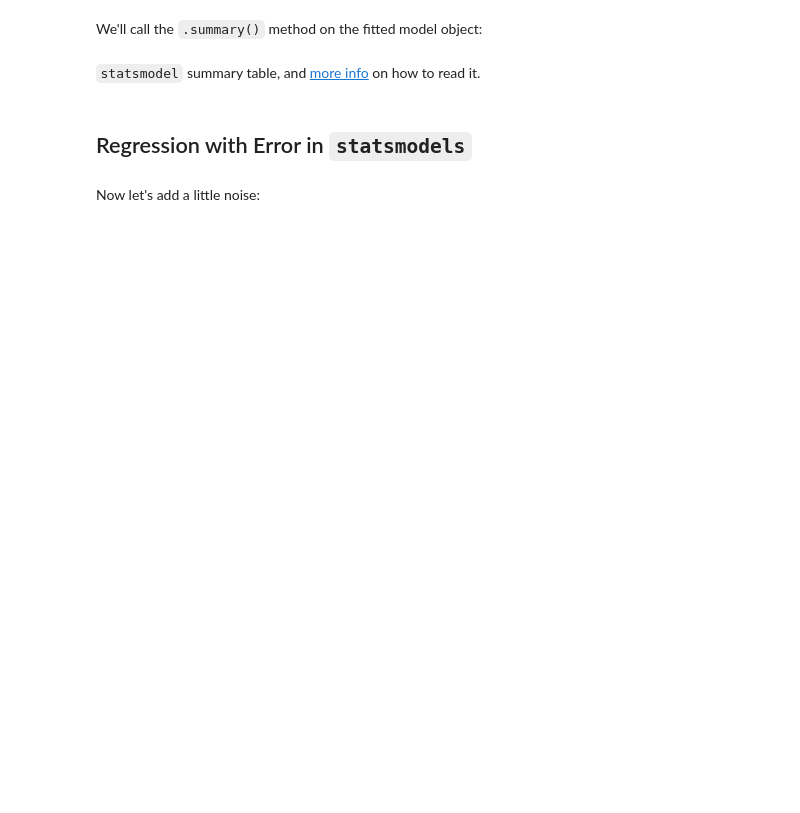
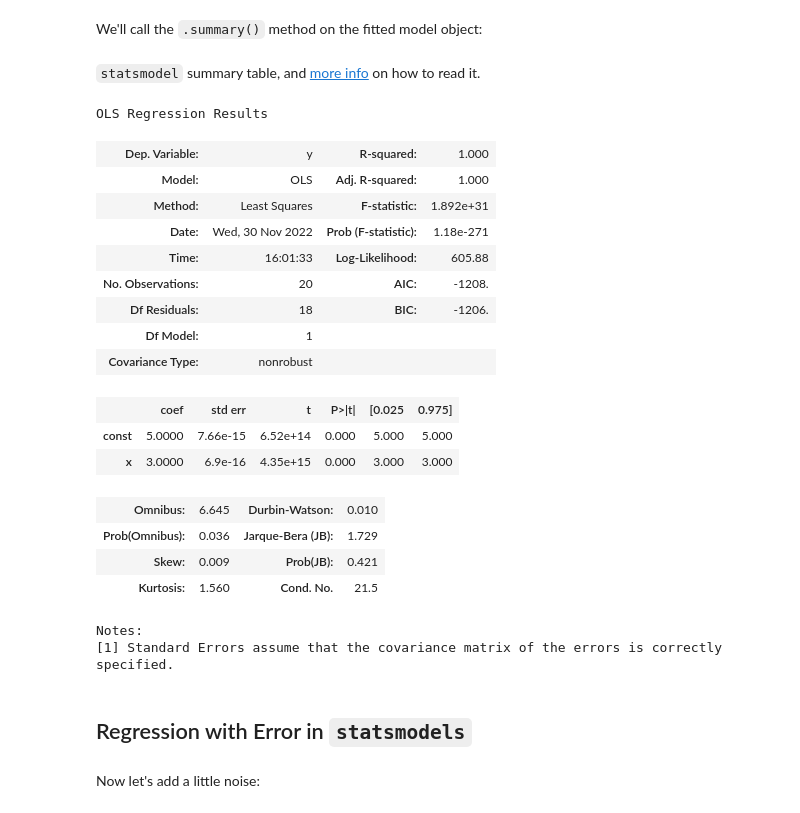
Before and after one commit to ilanhaskel/ntl01-dtsc-live-103122, a Jupyter notebook: 2Phase/29-Simple_Linear_Regression_Lecture.ipynb, the cells around one changed output. Cells and saved outputs as stored; diff of their text form; code cells hidden in the pictures; blank space fills up the shorter version.

```diff
--- a/2Phase/29-Simple_Linear_Regression_Lecture.ipynb
+++ b/2Phase/29-Simple_Linear_Regression_Lecture.ipynb
@@ -226,2 +263,9 @@ Instead of setting up the regression $y$ ~ $x$, we're setting up $y$ ~ $x_1$ + $
+# %%
+# endog, exog and instantiation
+endog = test_df['y']
+exog = sm.add_constant(test_df['x'])
+
+lin_reg = sm.OLS(endog, exog)
 # %%
 # fit
+lin_reg.fit()
@@ -231,6 +277,27 @@ We'll call the `.summary()` method on the fitted model object:
 `statsmodel` summary table, and [more info](https://www.geeksforgeeks.org/interpreting-the-results-of-linear-regression-using-ols-summary/) on how to read it.
 # %%
 # Summary!
+lin_reg.fit().summary()
+# %% [output]
+OLS Regression Results
+| Dep. Variable: | y | R-squared: | 1.000 |
+| Model: | OLS | Adj. R-squared: | 1.000 |
+| Method: | Least Squares | F-statistic: | 1.892e+31 |
+| Date: | Wed, 30 Nov 2022 | Prob (F-statistic): | 1.18e-271 |
+| Time: | 16:01:33 | Log-Likelihood: | 605.88 |
+| No. Observations: | 20 | AIC: | -1208. |
+| Df Residuals: | 18 | BIC: | -1206. |
+| Df Model: | 1 |  |  |
+| Covariance Type: | nonrobust |  |  |
+|  | coef | std err | t | P>|t| | [0.025 | 0.975] |
+| const | 5.0000 | 7.66e-15 | 6.52e+14 | 0.000 | 5.000 | 5.000 |
+| x | 3.0000 | 6.9e-16 | 4.35e+15 | 0.000 | 3.000 | 3.000 |
+| Omnibus: | 6.645 | Durbin-Watson: | 0.010 |
+| Prob(Omnibus): | 0.036 | Jarque-Bera (JB): | 1.729 |
+| Skew: | 0.009 | Prob(JB): | 0.421 |
+| Kurtosis: | 1.560 | Cond. No. | 21.5 |
+Notes:
+[1] Standard Errors assume that the covariance matrix of the errors is correctly specified.
 # %% [markdown]
 ## Regression with Error in `statsmodels`
 # %% [markdown]
```
Also changed, not shown: parts of 11 cells of this notebook.
